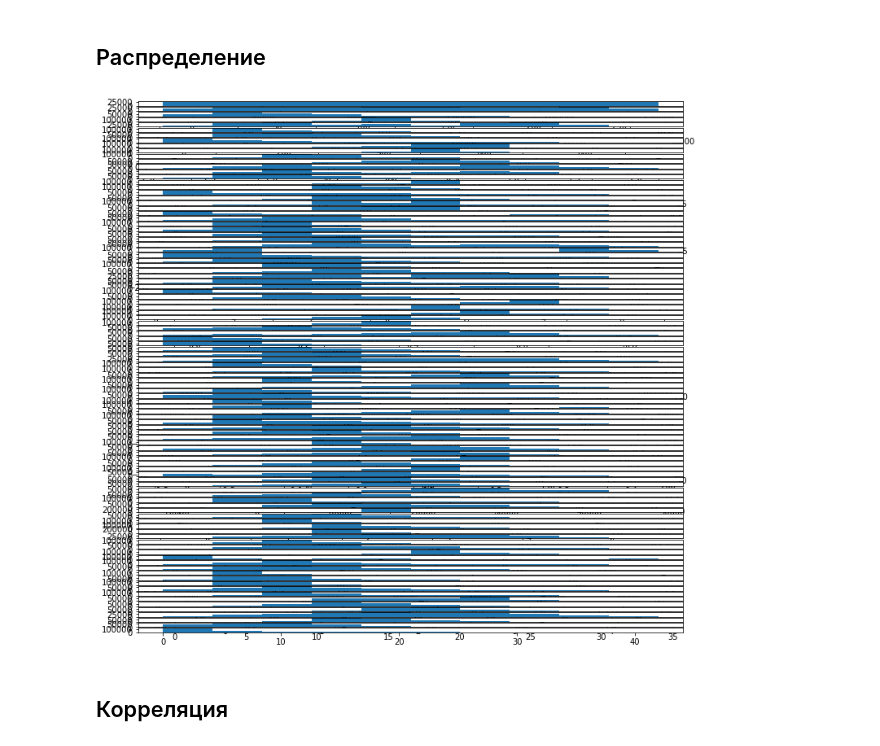
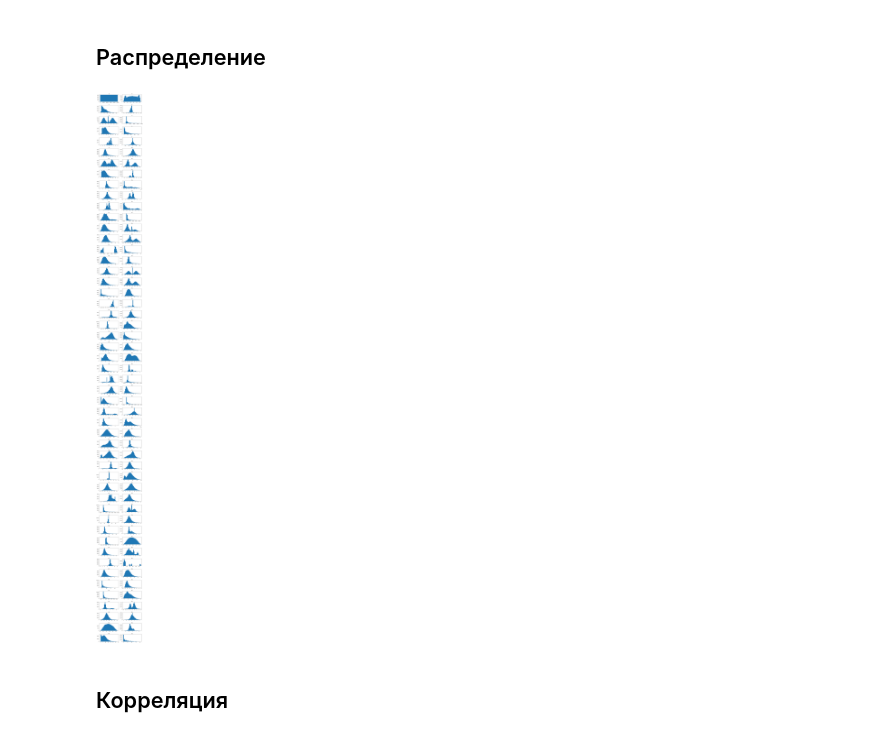
Before and after one commit to KabirovIrik/Tabular-Playground-Series-Aug-2021, a Jupyter notebook: main.ipynb, the cells around one changed output. Drawn from its saved outputs; the diff is of its cells as text; code cells hidden in the pictures.

Commit message:
Update main.ipynb
hist

```diff
--- a/main.ipynb
+++ b/main.ipynb
@@ -50,15 +50,31 @@ df.describe()
 # Анализ данных
 # %% [markdown]
 ## Распределение
-# %%
-fig, axs = plt.subplots(len(df.columns), 1, figsize=(12, 12))
-#_ = df.hist(figsize=(16,16))
-
-for i in range(len(df.columns)):
-    col = df.columns[i]
-    axs[i].hist(df[col])
-# %% [output]
-[figure, removed]
+# %%
+rows_hist = int(len(df.columns) / 2)
+cols_hist = 2
+# %%
+fig, axs = plt.subplots(rows_hist, cols_hist, figsize=(12,60))
+
+n_bints = 30
+y_offset = 5
+
+plt.subplots_adjust(top=2, bottom=0, hspace=.5)
+
+for row_i in range(rows_hist):
+    i = row_i*2
+    j = row_i*2 + 1
+
+    col_left = df.columns[i]
+    col_right = df.columns[j]
+
+    axs[row_i][0].set_title(col_left)
+    axs[row_i][1].set_title(col_right)
+
+    axs[row_i][0].hist(df[col_left], bins=n_bints)
+    axs[row_i][1].hist(df[col_right], bins=n_bints)
+# %% [output]
+[figure, added]
 # %% [markdown]
 ## Корреляция
 # %%
```
Also changed, not shown: parts of 2 cells of this notebook.
